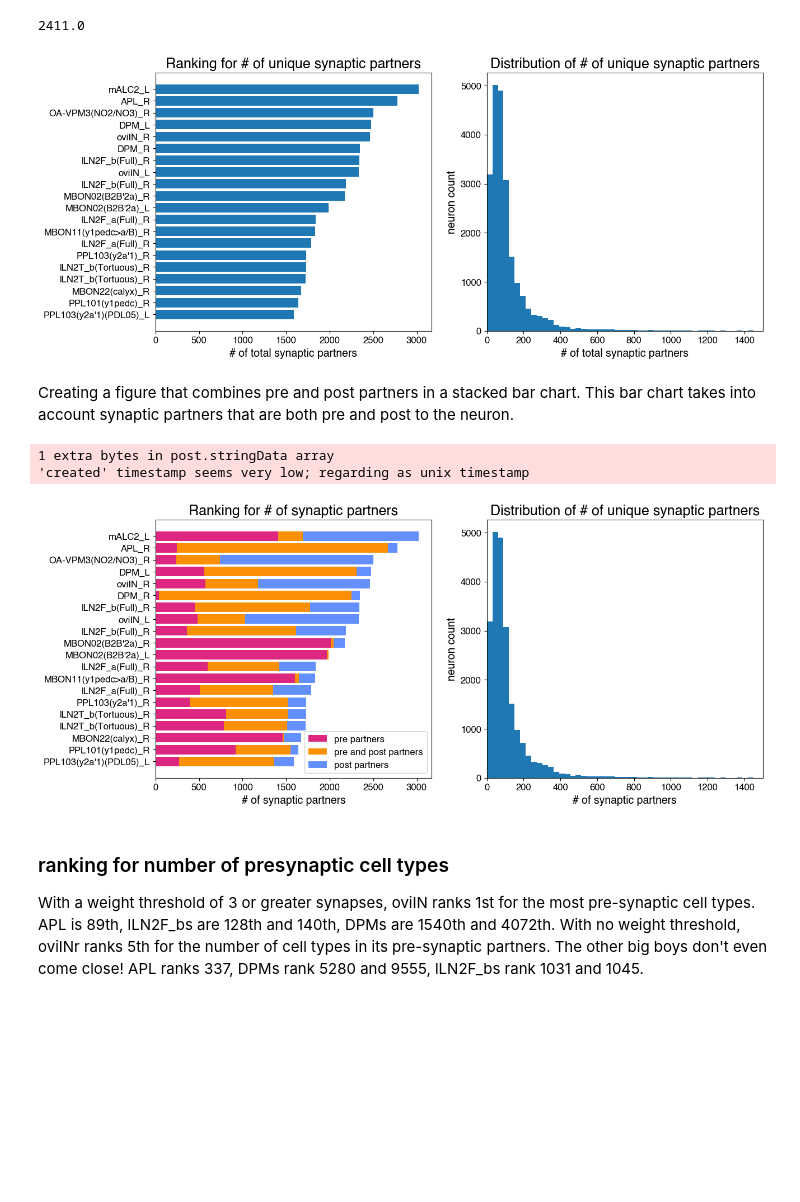
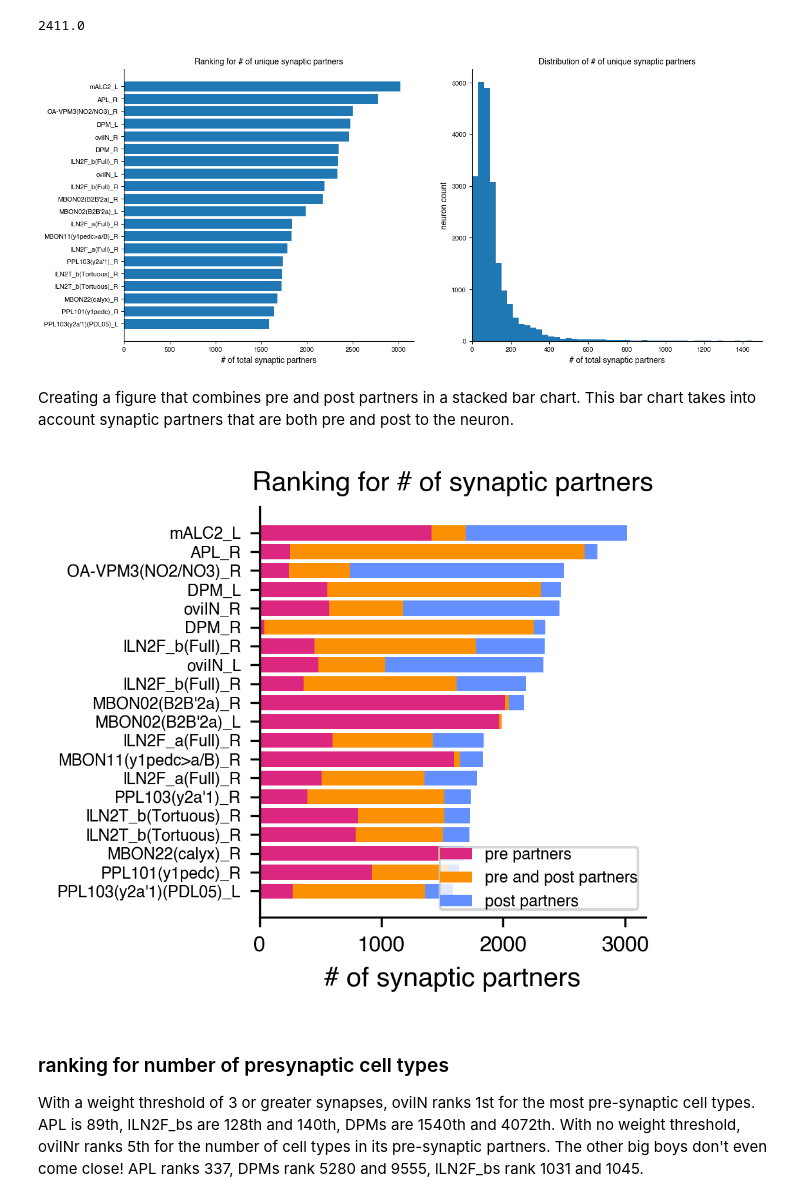
Before and after one commit to Gutierrez-lab/oviIN-inputs, a Jupyter notebook: oviIN_specs_rankings.ipynb, the cells around one changed output. Drawn from its saved outputs; the diff is of its cells as text; code cells hidden in the pictures; blank space fills up the shorter version.

Commit message:
appropriate thresholds and big figure

```diff
--- a/oviIN_specs_rankings.ipynb
+++ b/oviIN_specs_rankings.ipynb
@@ -18 +30,9 @@ import pandas as pd
+# %%
+plt.rcParams['font.size'] = 9  # Default text size
+plt.rcParams['axes.titlesize'] = 12  # Title size
+plt.rcParams['figure.titlesize'] = 12  # Figure title size
+plt.rcParams['axes.labelsize'] = 10  # X and Y label size
+plt.rcParams['xtick.labelsize'] = 9  # X tick label size
+plt.rcParams['ytick.labelsize'] = 9  # Y tick label size
+plt.rcParams['legend.fontsize'] = 9  # Legend font size
 # %%
@@ -556,52 +565,55 @@ ax[1].set_xlim(0,1500)
 #plt.savefig('figures/total_partners_rank_hbar_hist.pdf', format='pdf')
 plt.show()
 # %% [output]
-[figure, old version]
+[figure, new version]
 # %% [markdown]
 Creating a figure that combines pre and post partners in a stacked bar chart.  This bar chart takes into account synaptic partners that are both pre and post to the neuron.
 # %%
 import matplotlib.pyplot as plt
 import numpy as np
 
-fig, ax = plt.subplots(1,2,figsize=(14,6))
-
+#fig, ax = plt.subplots(1,2,figsize=(14,6))
+fig, ax = plt.subplots(figsize=(3.35, 3), dpi=300, tight_layout='tight')
+#fig = plt.figure(figsize=(3.35, 3), dpi=300, tight_layout='tight')
+#ax = fig.add_axes([0.15, 0.15, 0.8, 0.8])  # [left, bottom, width, height]
 nn = 20
 
 # grab the data
 y_pos = np.arange(len(total_partner_rank.head(nn)))
 tuniquep = total_partner_rank['n_total_partners'].head(nn)
 postp = total_partner_rank['n_post_partners'].head(nn)
 prep = total_partner_rank['n_pre_partners'].head(nn)
 
 # calculate the number of double dippers
 double_dippers = prep + postp - tuniquep
 single_dipper_pre = prep - double_dippers
 single_dipper_post = postp - double_dippers
 
 # the color of the bars
 colors = ['#648FFF','#DC267F','#FB9004'] # periwinkle, pink, orange
 
-ax[0].barh(y_pos, single_dipper_pre, align='center', color=colors[1])
-ax[0].barh(y_pos, double_dippers, align='center', left=single_dipper_pre, color=colors[2])
-ax[0].barh(y_pos, single_dipper_post, align='center', left=single_dipper_pre+double_dippers, color=colors[0])
-ax[0].set_yticks(y_pos, labels=total_partner_rank['instance'].head(nn))
-ax[0].invert_yaxis()  # labels read top-to-bottom
-ax[0].set_xlabel('# of synaptic partners')
-ax[0].set_title('Ranking for # of synaptic partners')
-ax[0].legend(['pre partners','pre and post partners','post partners'], loc='best')
+ax.barh(y_pos, single_dipper_pre, align='center', color=colors[1])
+ax.barh(y_pos, double_dippers, align='center', left=single_dipper_pre, color=colors[2])
+ax.barh(y_pos, single_dipper_post, align='center', left=single_dipper_pre+double_dippers, color=colors[0])
+ax.set_yticks(y_pos, labels=total_partner_rank['instance'].head(nn), fontsize=6)
+ax.invert_yaxis()  # labels read top-to-bottom
+ax.set_xlabel('# of synaptic partners')
+ax.set_title('Ranking for # of synaptic partners')
+ax.legend(['pre partners','pre and post partners','post partners'], loc='lower right', fontsize=6, frameon=True)
 
-ax[1].hist(total_partner_rank['n_total_partners'],bins=100)
-ax[1].set_xlabel('# of synaptic partners')
-ax[1].set_ylabel('neuron count')
-ax[1].set_title('Distribution of # of unique synaptic partners')
-ax[1].set_xlim(0,1500)
+# set axis box size
+ax.width = 0.5
 
-plt.savefig('figures/total_partners_rank_hbar_hist_stackd.pdf', format='pdf')
+#ax[1].hist(total_partner_rank['n_total_partners'],bins=100)
+#ax[1].set_xlabel('# of synaptic partners')
+#ax[1].set_ylabel('neuron count')
+#ax[1].set_title('Distribution of # of unique synaptic partners')
+#ax[1].set_xlim(0,1500)
+
+#plt.savefig('figures/total_partners_rank_hbar_hist_stackd.pdf', format='pdf', bbox_inches='tight')
 plt.show()
 # %% [output]
-1 extra bytes in post.stringData array
-'created' timestamp seems very low; regarding as unix timestamp
-[figure, old version]
+[figure, new version]
 # %% [markdown]
 ### ranking for number of presynaptic cell types
 With a weight threshold of 3 or greater synapses, oviIN ranks 1st for the most pre-synaptic cell types. APL is 89th, lLN2F_bs are 128th and 140th, DPMs are 1540th and 4072th.
```
Also changed, not shown: parts of 11 cells of this notebook, 2 other files.
